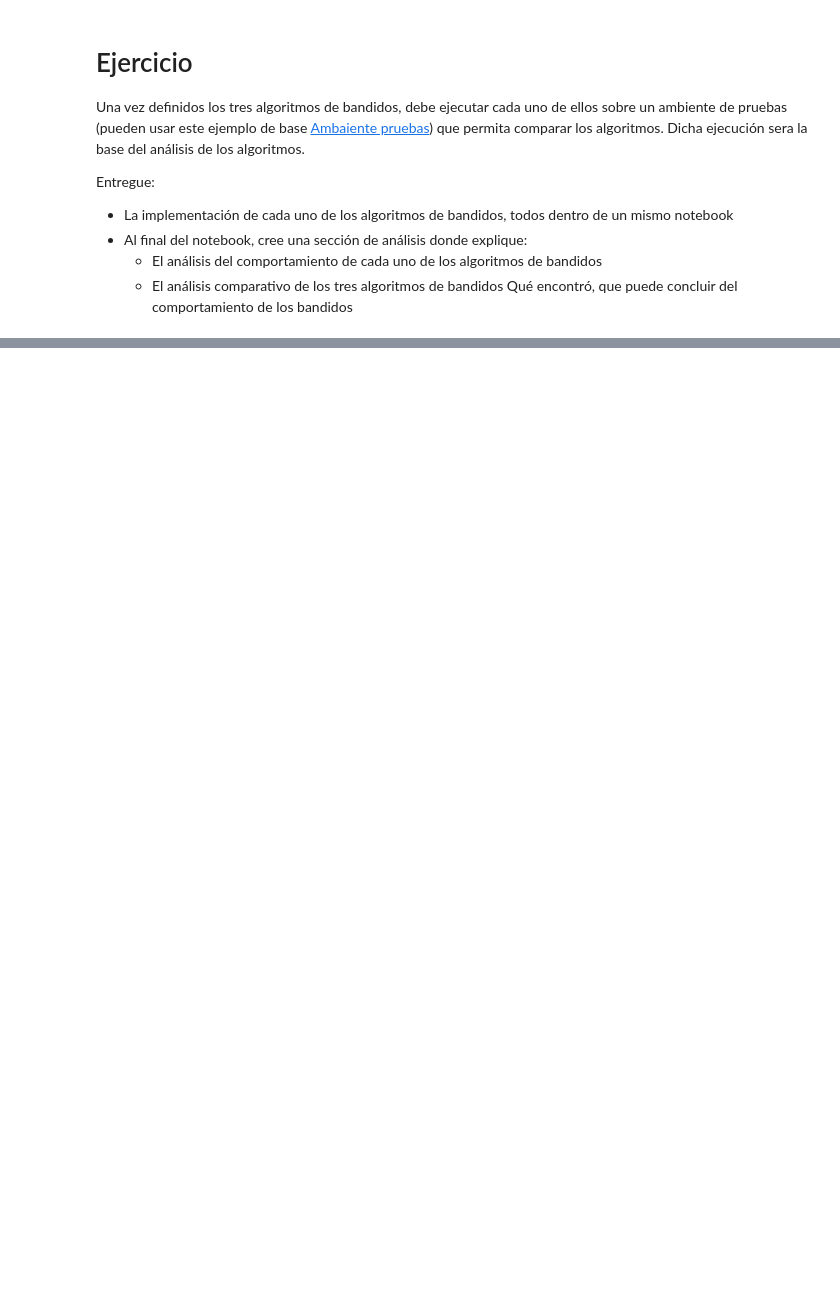
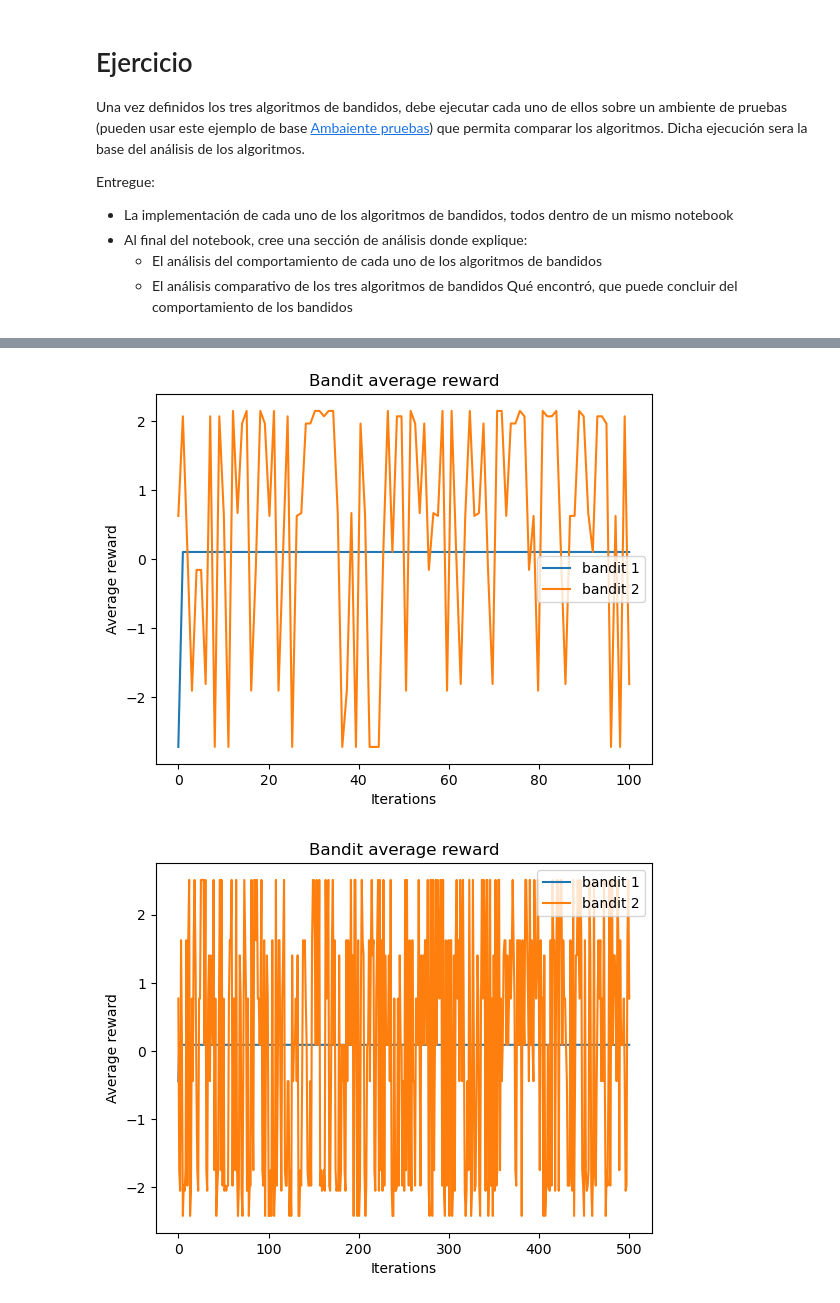
Before and after one commit to ju4ndiegos/Reinforcement-learning, a Jupyter notebook: week2/assignment_bandidos.ipynb, the cells around one changed output, grey strips where cells are left out. Cells and saved outputs as stored; diff of their text form; code cells hidden in the pictures; blank space fills up the shorter version.

```diff
--- a/week2/assignment_bandidos.ipynb
+++ b/week2/assignment_bandidos.ipynb
@@ -262,0 +282,26 @@ plt.show()
+# %%
+import numpy as np
+import matplotlib.pyplot as plt
+
+def plot_bandits(bandits=[Bandit(10)]):
+    for i,b in enumerate(bandits):
+        y = np.array(b.run())
+        ax.plot(x, y,  label=f'bandit {i+1}')
+
+#example: plot with 3 bandits
+#remove the coment for the case you want to observe
+for n_episodes in [100,500,1000]:
+    fig, ax = plt.subplots()
+    plt.title("Bandit average reward")
+    plt.xlabel("Iterations")
+    plt.ylabel("Average reward")
+    x = np.linspace(0, n_episodes, n_episodes)
+
+    arms_values = [random.uniform(-3,3) for _ in range(10)]
+    plot_bandits([Bandit(10,episodes=n_episodes,arms_values=arms_values),Bandit2(10,episodes=n_episodes,arms_values=arms_values)])
+
+    ax.legend()
+    plt.show()
+# %% [output]
+[figure, added]
+[figure, added]
```
Also changed, not shown: parts of 10 cells of this notebook, 1 other file.
